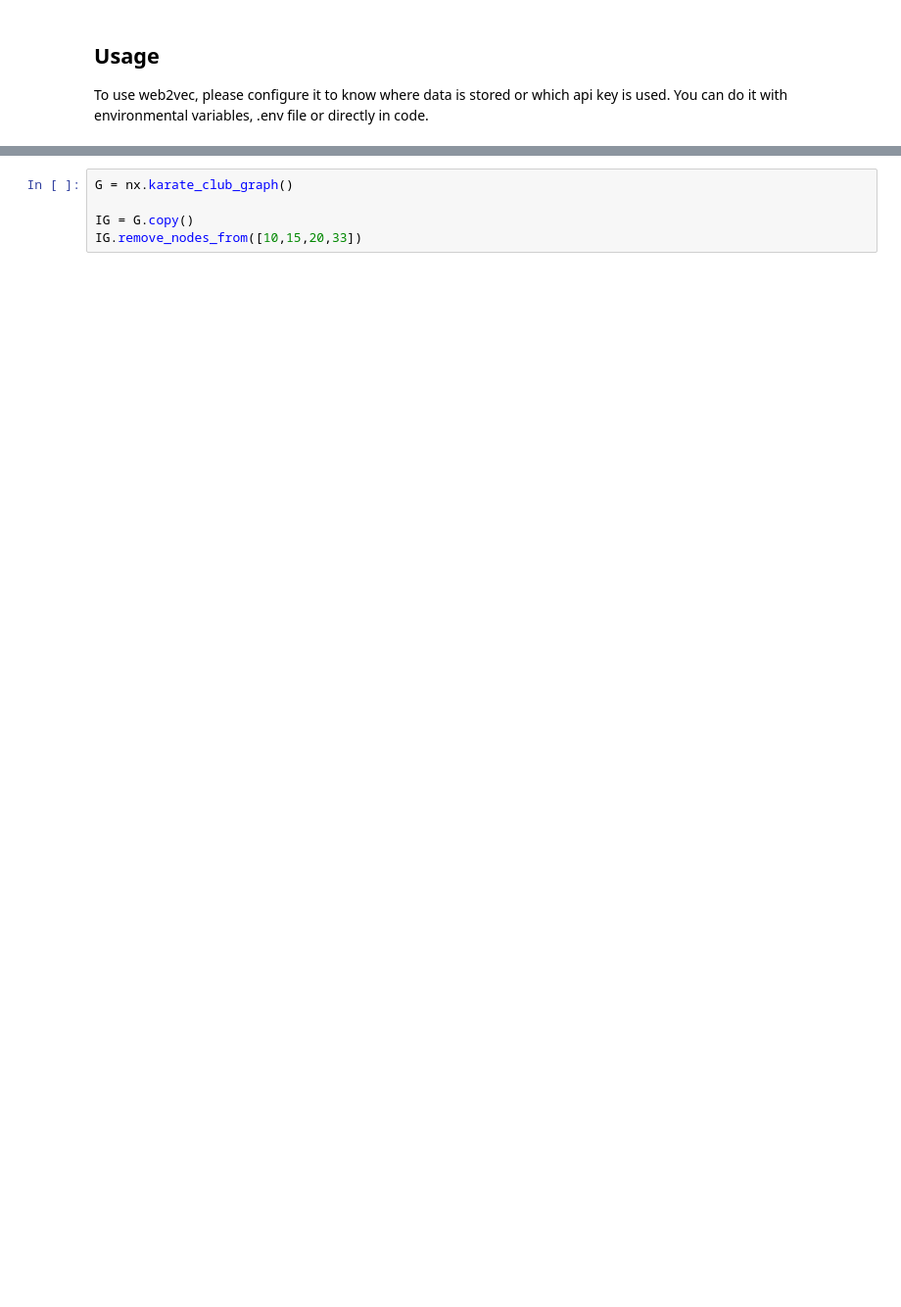
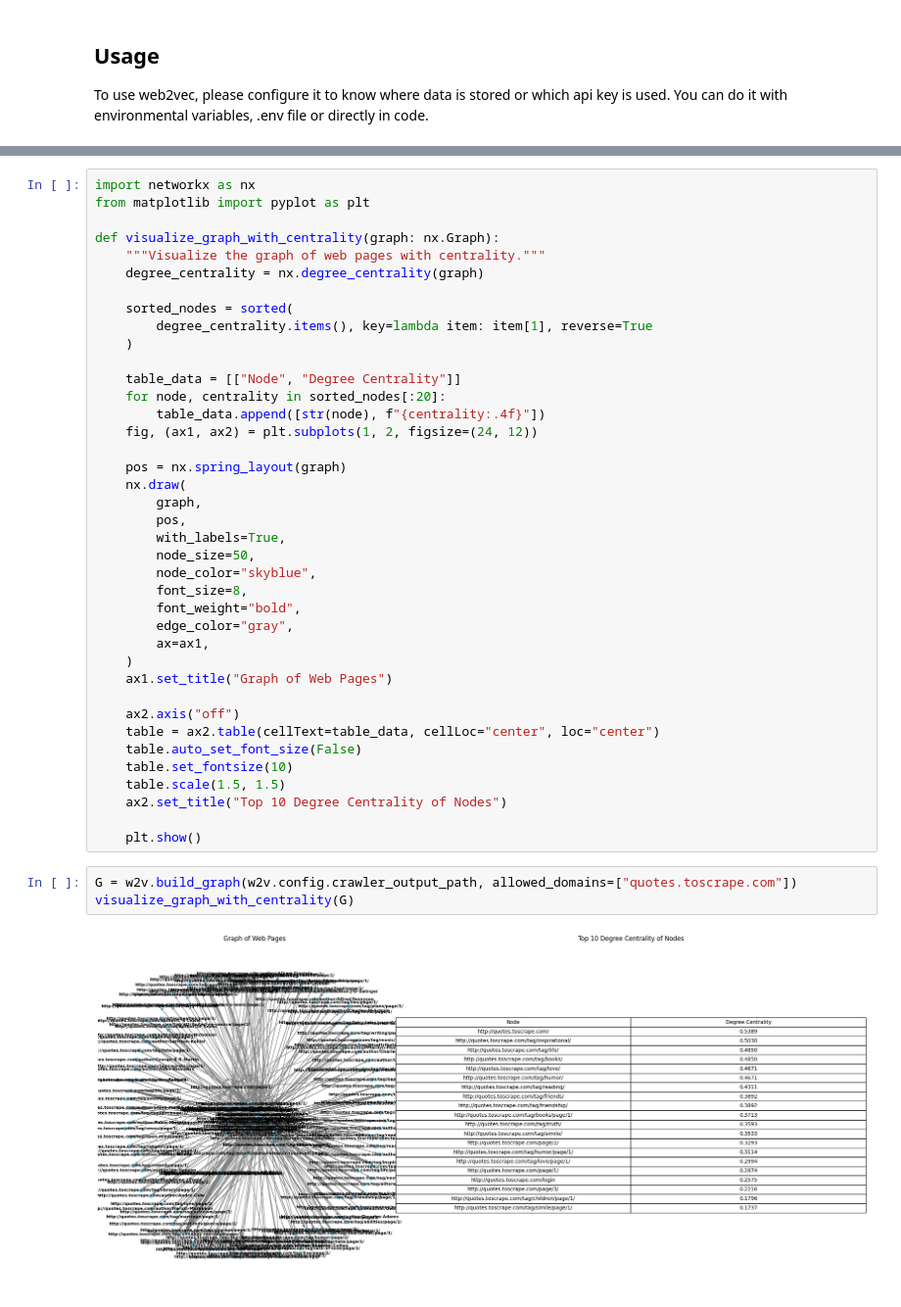
Before and after one commit to damianfraszczak/web2vec, a Jupyter notebook: docs/files/web2vec.ipynb, the cells around one changed output, grey strips where cells are left out. Shown at 98% size. Saved outputs shown, nothing was run; the diff lists cells and outputs as text; blank space fills up the shorter version.

```diff
--- a/docs/files/web2vec.ipynb
+++ b/docs/files/web2vec.ipynb
@@ -54,6 +97,45 @@ We'll use a built-in NetworkX graph for demonstration purposes, to have propagat
 # %%
-G = nx.karate_club_graph()
+import networkx as nx
+from matplotlib import pyplot as plt
 
-IG = G.copy()
-IG.remove_nodes_from([10,15,20,33])
+def visualize_graph_with_centrality(graph: nx.Graph):
+    """Visualize the graph of web pages with centrality."""
+    degree_centrality = nx.degree_centrality(graph)
+
+    sorted_nodes = sorted(
+        degree_centrality.items(), key=lambda item: item[1], reverse=True
+    )
+
+    table_data = [["Node", "Degree Centrality"]]
+    for node, centrality in sorted_nodes[:20]:
+        table_data.append([str(node), f"{centrality:.4f}"])
+    fig, (ax1, ax2) = plt.subplots(1, 2, figsize=(24, 12))
+
+    pos = nx.spring_layout(graph)
+    nx.draw(
+        graph,
+        pos,
+        with_labels=True,
+        node_size=50,
+        node_color="skyblue",
+        font_size=8,
+        font_weight="bold",
+        edge_color="gray",
+        ax=ax1,
+    )
+    ax1.set_title("Graph of Web Pages")
+
+    ax2.axis("off")
+    table = ax2.table(cellText=table_data, cellLoc="center", loc="center")
+    table.auto_set_font_size(False)
+    table.set_fontsize(10)
+    table.scale(1.5, 1.5)
+    ax2.set_title("Top 10 Degree Centrality of Nodes")
+
+    plt.show()
+# %%
+G = w2v.build_graph(w2v.config.crawler_output_path, allowed_domains=["quotes.toscrape.com"])
+visualize_graph_with_centrality(G)
+# %% [output]
+[figure, added]
 # %% [markdown]
```
Also changed, not shown: parts of 41 cells of this notebook, 4 other files.
